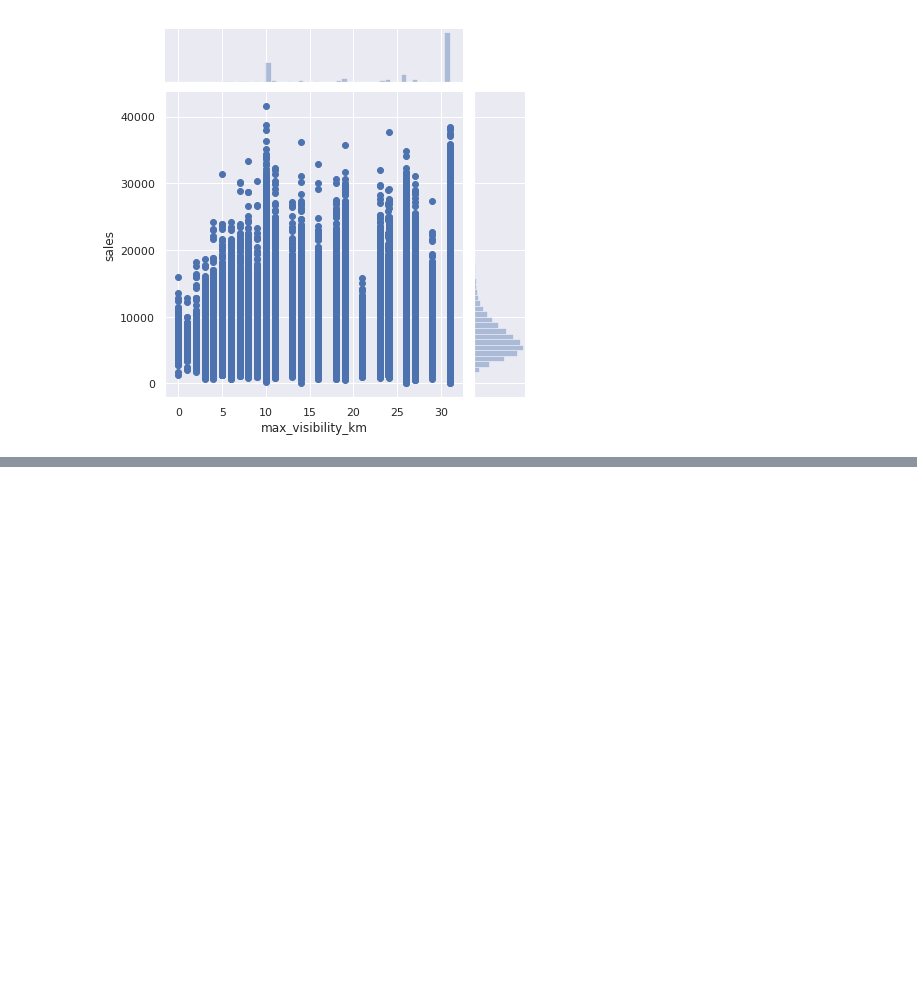
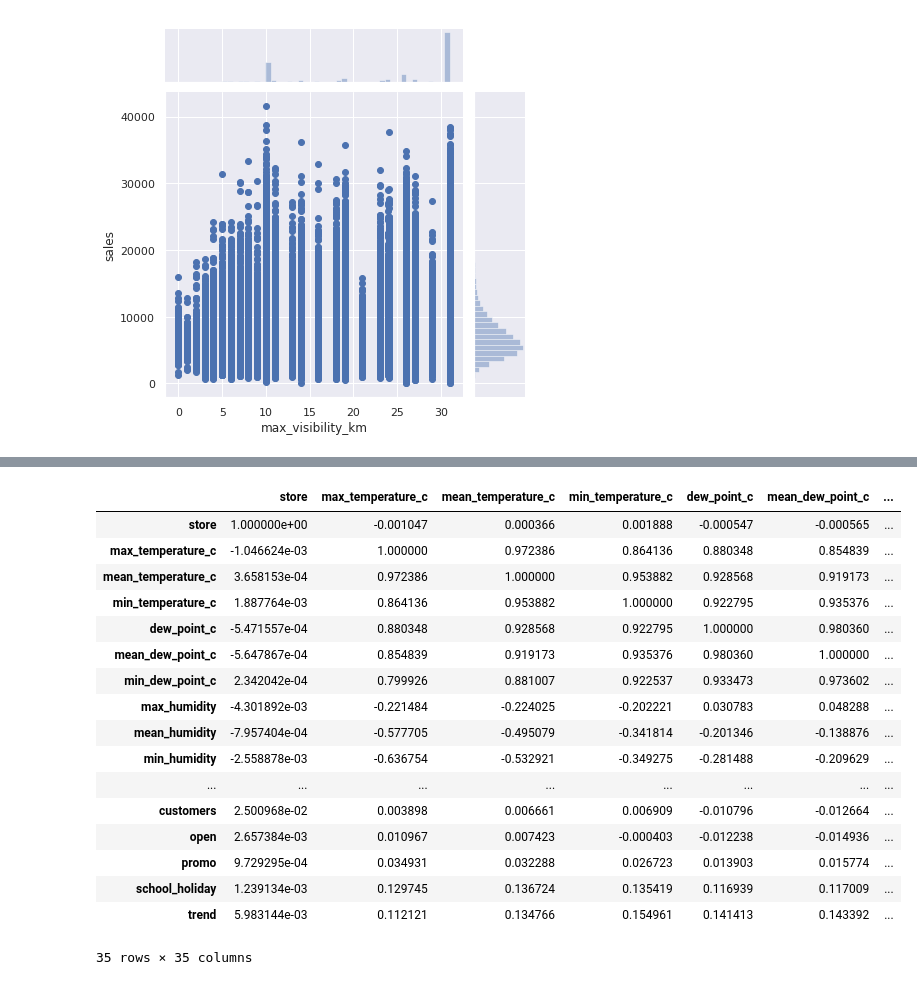
Before and after one commit to c74p/Capstone-SalesForecasting, a Jupyter notebook: notebooks/EDA/chicken_scratches_EDA.ipynb, the cells around one changed output, grey strips where cells are left out. Drawn from its saved outputs; the diff is of its cells as text; code cells hidden in the pictures; blank space fills up the shorter version.

```diff
--- a/notebooks/EDA/EDA.ipynb
+++ b/notebooks/EDA/chicken_scratches_EDA.ipynb
@@ -1525,0 +1528,21 @@ Timestamp('2015-07-31 00:00:00')
+# %%
+df.corr()
+# %% [output]
+|  | store | max_temperature_c | mean_temperature_c | min_temperature_c | dew_point_c | mean_dew_point_c | ... |
+| store | 1.000000e+00 | -0.001047 | 0.000366 | 0.001888 | -0.000547 | -0.000565 | ... |
+| max_temperature_c | -1.046624e-03 | 1.000000 | 0.972386 | 0.864136 | 0.880348 | 0.854839 | ... |
+| mean_temperature_c | 3.658153e-04 | 0.972386 | 1.000000 | 0.953882 | 0.928568 | 0.919173 | ... |
+| min_temperature_c | 1.887764e-03 | 0.864136 | 0.953882 | 1.000000 | 0.922795 | 0.935376 | ... |
+| dew_point_c | -5.471557e-04 | 0.880348 | 0.928568 | 0.922795 | 1.000000 | 0.980360 | ... |
+| mean_dew_point_c | -5.647867e-04 | 0.854839 | 0.919173 | 0.935376 | 0.980360 | 1.000000 | ... |
+| min_dew_point_c | 2.342042e-04 | 0.799926 | 0.881007 | 0.922537 | 0.933473 | 0.973602 | ... |
+| max_humidity | -4.301892e-03 | -0.221484 | -0.224025 | -0.202221 | 0.030783 | 0.048288 | ... |
+| mean_humidity | -7.957404e-04 | -0.577705 | -0.495079 | -0.341814 | -0.201346 | -0.138876 | ... |
+| min_humidity | -2.558878e-03 | -0.636754 | -0.532921 | -0.349275 | -0.281488 | -0.209629 | ... |
+| ... | ... | ... | ... | ... | ... | ... | ... |
+| customers | 2.500968e-02 | 0.003898 | 0.006661 | 0.006909 | -0.010796 | -0.012664 | ... |
+| open | 2.657384e-03 | 0.010967 | 0.007423 | -0.000403 | -0.012238 | -0.014936 | ... |
+| promo | 9.729295e-04 | 0.034931 | 0.032288 | 0.026723 | 0.013903 | 0.015774 | ... |
+| school_holiday | 1.239134e-03 | 0.129745 | 0.136724 | 0.135419 | 0.116939 | 0.117009 | ... |
+| trend | 5.983144e-03 | 0.112121 | 0.134766 | 0.154961 | 0.141413 | 0.143392 | ... |
+35 rows × 35 columns
```
Also changed, not shown: parts of 8 cells of this notebook, 11 other files.
